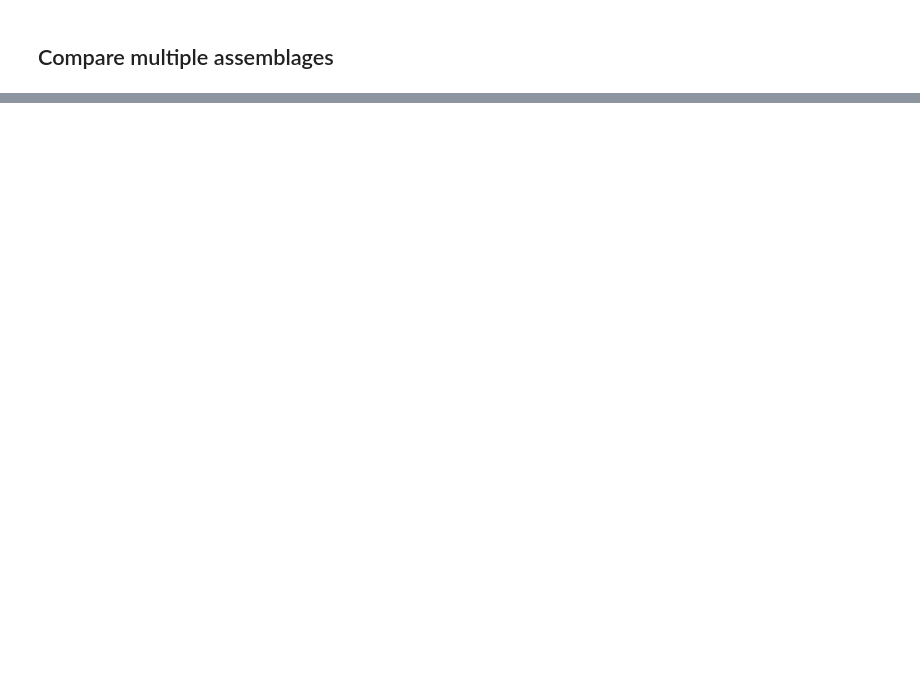
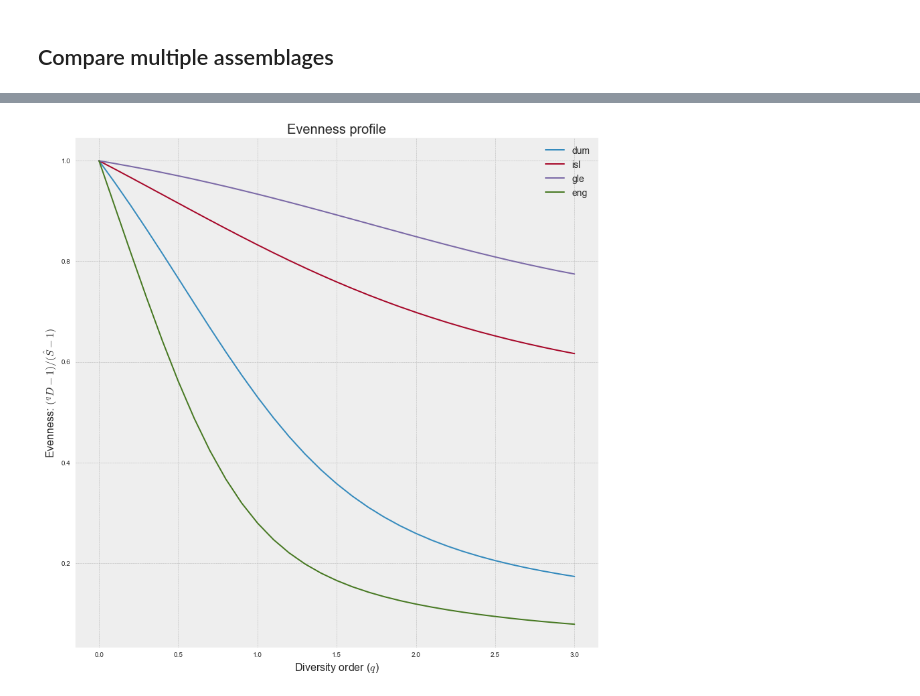
Before and after one commit to mikekestemont/copia, a Jupyter notebook: quickstart.ipynb, the cells around one changed output, grey strips where cells are left out. Saved outputs shown, nothing was run; the diff lists cells and outputs as text; code cells hidden in the pictures; blank space fills up the shorter version.

```diff
--- a/quickstart.ipynb
+++ b/quickstart.ipynb
@@ -111,3 +165,7 @@ for lang, assemblage in assemblages.items():
+# %%
+plot.evenness_plot(hill_est)
+# %% [output]
+[figure, added]
 # %%
 plot.evenness_plot(hill_est, incl_CI=True)
 # %% [output]
```
Also changed, not shown: parts of 15 cells of this notebook, 1 other file.
